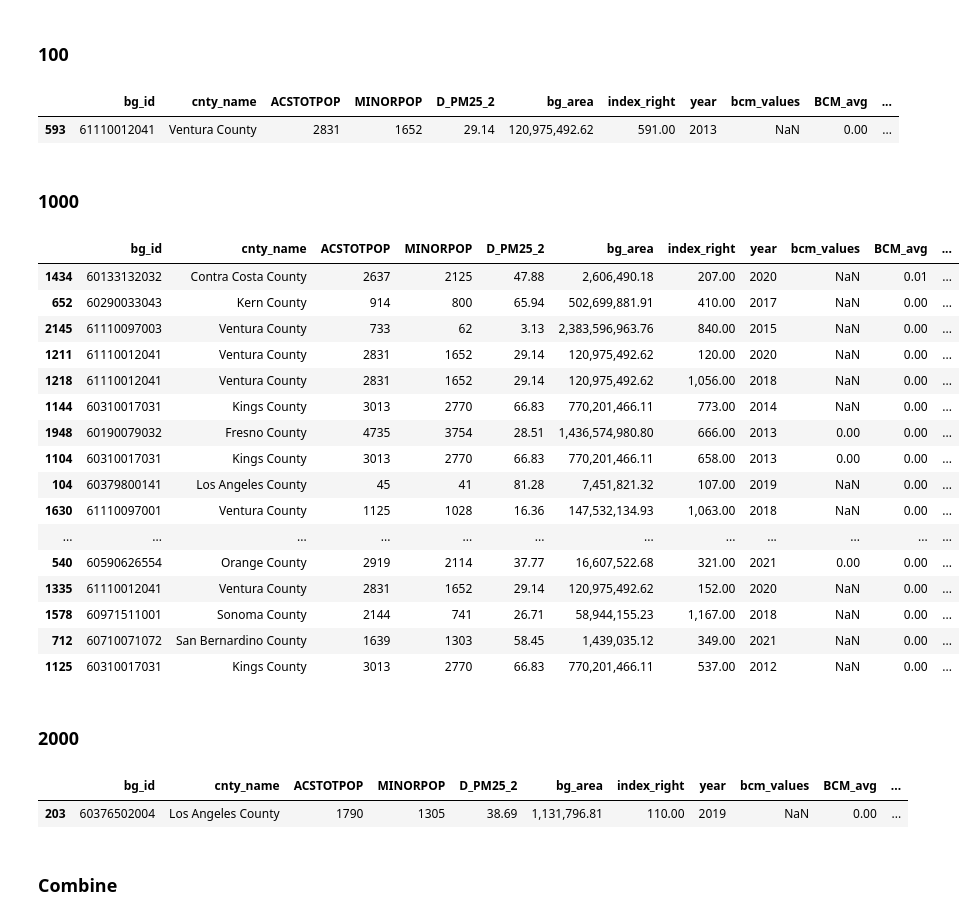
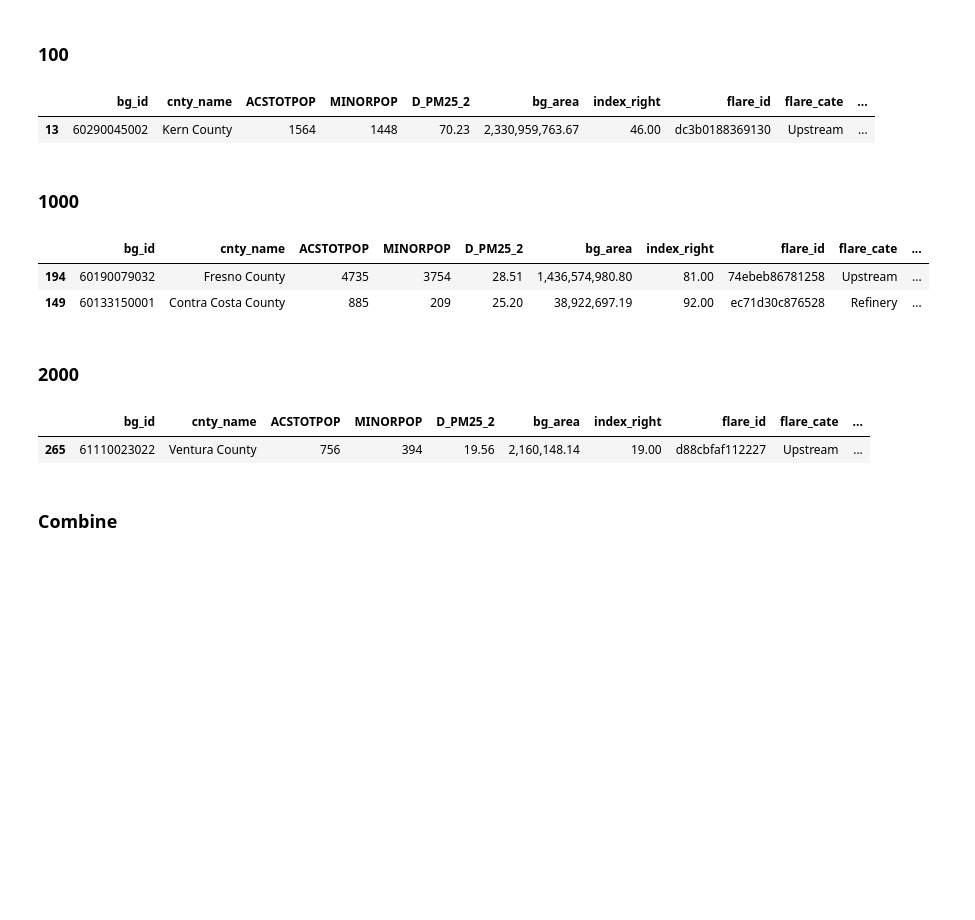
Before and after one commit to natebendermontana/capstone_rmi, a Jupyter notebook: bg_flare_impact.ipynb, the cells around one changed output. Cells and saved outputs as stored; diff of their text form; code cells hidden in the pictures; blank space fills up the shorter version.

Commit message:
changed BCM values pivot to end of calculations. Working good now.

```diff
--- a/bg_flare_impact.ipynb
+++ b/bg_flare_impact.ipynb
@@ -72,7 +73,7 @@ ca_bg_joined = ca_bg_joined.to_crs(meters_crs)
 # %% [markdown]
 ### Update ca_flares df
 # %%
-col_list = ['flare_id','flare_cate','cnty_name','year','bcm_values','BCM_avg','geometry']
+col_list = ['flare_id','flare_cate','cnty_name','BCM_avg','geometry']
 
 subset = ca_flares[col_list].copy()
 
@@ -110,9 +111,9 @@ len(ca_bg_joined['bg_id'].unique())
 # %% [output]
 25590
 # %%
-#buffer_size=100
+buffer_size=100
 #buffer_size=1000
-buffer_size=2000
+#buffer_size=2000
 # %%
 buffer_col = f"{buffer_size}_buff_geom"
 ca_flares[buffer_col] = ca_flares['flarepts_geom'].buffer(distance=buffer_size)
@@ -120,7 +121,7 @@ ca_flares[buffer_col] = ca_flares['flarepts_geom'].buffer(distance=buffer_size)
 ca_flares = ca_flares.set_geometry(buffer_col)
 
 # subset of desired columns from flares_df
-flares_sjoin_subset = ca_flares[[buffer_col, 'year', 'bcm_values','BCM_avg', 'flare_id', 'flare_cate']]
+flares_sjoin_subset = ca_flares[[buffer_col,'flare_id','flare_cate','BCM_avg']]
 
 # Left join the flares_sjoin_subset cols to the bg_socialdf based on if any of the flares geometries intersect
 # with the bg geometries
@@ -232,11 +233,11 @@ intersect_baseline[f'{buffer_size}_bg_int_mnr_prop'] = (intersect_baseline[f'{bu
 # There are a ton of duplicate rows getting introduced at some point of the process. Ideally I'll come back and
 # troubleshoot, but in the meantime I'm just removing these dupes.
 
-df_baseline_all = intersect_baseline.drop_duplicates(subset=['bg_id', 'flare_id', 'year']).copy()
+df_baseline_all = intersect_baseline.drop_duplicates(subset=['bg_id', 'flare_id']).copy()
 
 # I think the sjoin() functions ocassionally do weird things to data types.
 # Changing year back to an integer
-df_baseline_all['year'] = df_baseline_all['year'].astype('int64')
+#df_baseline_all['year'] = df_baseline_all['year'].astype('int64')
 # %%
 len(df_baseline_all)
 # %% [output]
@@ -577,8 +629,8 @@ flareintersect_geo100.rename(columns={'100_buff_geom':'buff_geom'}, inplace=True
 # %%
 flareintersect_100.sample(1)
 # %% [output]
-|  | bg_id | cnty_name | ACSTOTPOP | MINORPOP | D_PM25_2 | bg_area | index_right | year | bcm_values | BCM_avg | ... |
-| 593 | 61110012041 | Ventura County | 2831 | 1652 | 29.14 | 120,975,492.62 | 591.00 | 2013 | NaN | 0.00 | ... |
+|  | bg_id | cnty_name | ACSTOTPOP | MINORPOP | D_PM25_2 | bg_area | index_right | flare_id | flare_cate | ... |
+| 13 | 60290045002 | Kern County | 1564 | 1448 | 70.23 | 2,330,959,763.67 | 46.00 | dc3b0188369130 | Upstream | ... |
 # %% [markdown]
 ### 1000
 # %%
@@ -598,25 +650,11 @@ flareintersect_geo1000['buffer_size'] = 1000
 # three buffer sizes can now be merged into one column
 flareintersect_geo1000.rename(columns={'1000_buff_geom':'buff_geom'}, inplace=True)  # old:new.
 # %%
-flareintersect_1000.sample(20)
+flareintersect_1000.sample(2)
 # %% [output]
-|  | bg_id | cnty_name | ACSTOTPOP | MINORPOP | D_PM25_2 | bg_area | index_right | year | bcm_values | BCM_avg | ... |
-| 1434 | 60133132032 | Contra Costa County | 2637 | 2125 | 47.88 | 2,606,490.18 | 207.00 | 2020 | NaN | 0.01 | ... |
-| 652 | 60290033043 | Kern County | 914 | 800 | 65.94 | 502,699,881.91 | 410.00 | 2017 | NaN | 0.00 | ... |
-| 2145 | 61110097003 | Ventura County | 733 | 62 | 3.13 | 2,383,596,963.76 | 840.00 | 2015 | NaN | 0.00 | ... |
-| 1211 | 61110012041 | Ventura County | 2831 | 1652 | 29.14 | 120,975,492.62 | 120.00 | 2020 | NaN | 0.00 | ... |
-| 1218 | 61110012041 | Ventura County | 2831 | 1652 | 29.14 | 120,975,492.62 | 1,056.00 | 2018 | NaN | 0.00 | ... |
-| 1144 | 60310017031 | Kings County | 3013 | 2770 | 66.83 | 770,201,466.11 | 773.00 | 2014 | NaN | 0.00 | ... |
-| 1948 | 60190079032 | Fresno County | 4735 | 3754 | 28.51 | 1,436,574,980.80 | 666.00 | 2013 | 0.00 | 0.00 | ... |
-| 1104 | 60310017031 | Kings County | 3013 | 2770 | 66.83 | 770,201,466.11 | 658.00 | 2013 | 0.00 | 0.00 | ... |
-| 104 | 60379800141 | Los Angeles County | 45 | 41 | 81.28 | 7,451,821.32 | 107.00 | 2019 | NaN | 0.00 | ... |
-| 1630 | 61110097001 | Ventura County | 1125 | 1028 | 16.36 | 147,532,134.93 | 1,063.00 | 2018 | NaN | 0.00 | ... |
-| ... | ... | ... | ... | ... | ... | ... | ... | ... | ... | ... | ... |
-| 540 | 60590626554 | Orange County | 2919 | 2114 | 37.77 | 16,607,522.68 | 321.00 | 2021 | 0.00 | 0.00 | ... |
-| 1335 | 61110012041 | Ventura County | 2831 | 1652 | 29.14 | 120,975,492.62 | 152.00 | 2020 | NaN | 0.00 | ... |
-| 1578 | 60971511001 | Sonoma County | 2144 | 741 | 26.71 | 58,944,155.23 | 1,167.00 | 2018 | NaN | 0.00 | ... |
-| 712 | 60710071072 | San Bernardino County | 1639 | 1303 | 58.45 | 1,439,035.12 | 349.00 | 2021 | NaN | 0.00 | ... |
-| 1125 | 60310017031 | Kings County | 3013 | 2770 | 66.83 | 770,201,466.11 | 537.00 | 2012 | NaN | 0.00 | ... |
+|  | bg_id | cnty_name | ACSTOTPOP | MINORPOP | D_PM25_2 | bg_area | index_right | flare_id | flare_cate | ... |
+| 194 | 60190079032 | Fresno County | 4735 | 3754 | 28.51 | 1,436,574,980.80 | 81.00 | 74ebeb86781258 | Upstream | ... |
+| 149 | 60133150001 | Contra Costa County | 885 | 209 | 25.20 | 38,922,697.19 | 92.00 | ec71d30c876528 | Refinery | ... |
 # %% [markdown]
 ### 2000
 # %%
@@ -638,8 +676,8 @@ flareintersect_geo2000.rename(columns={'2000_buff_geom':'buff_geom'}, inplace=Tr
 # %%
 flareintersect_2000.sample(1)
 # %% [output]
-|  | bg_id | cnty_name | ACSTOTPOP | MINORPOP | D_PM25_2 | bg_area | index_right | year | bcm_values | BCM_avg | ... |
-| 203 | 60376502004 | Los Angeles County | 1790 | 1305 | 38.69 | 1,131,796.81 | 110.00 | 2019 | NaN | 0.00 | ... |
+|  | bg_id | cnty_name | ACSTOTPOP | MINORPOP | D_PM25_2 | bg_area | index_right | flare_id | flare_cate | ... |
+| 265 | 61110023022 | Ventura County | 756 | 394 | 19.56 | 2,160,148.14 | 19.00 | d88cbfaf112227 | Upstream | ... |
 # %% [markdown]
 ### Combine
 # %% [markdown]
```
Also changed, not shown: parts of 51 cells of this notebook.
